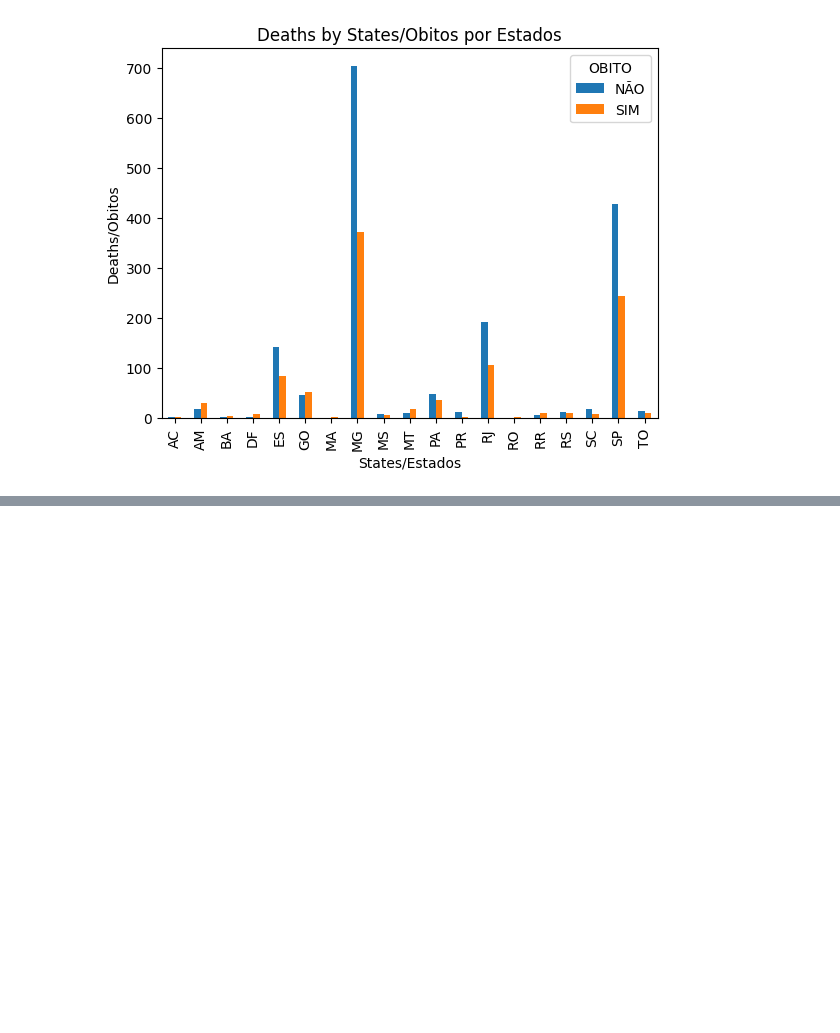
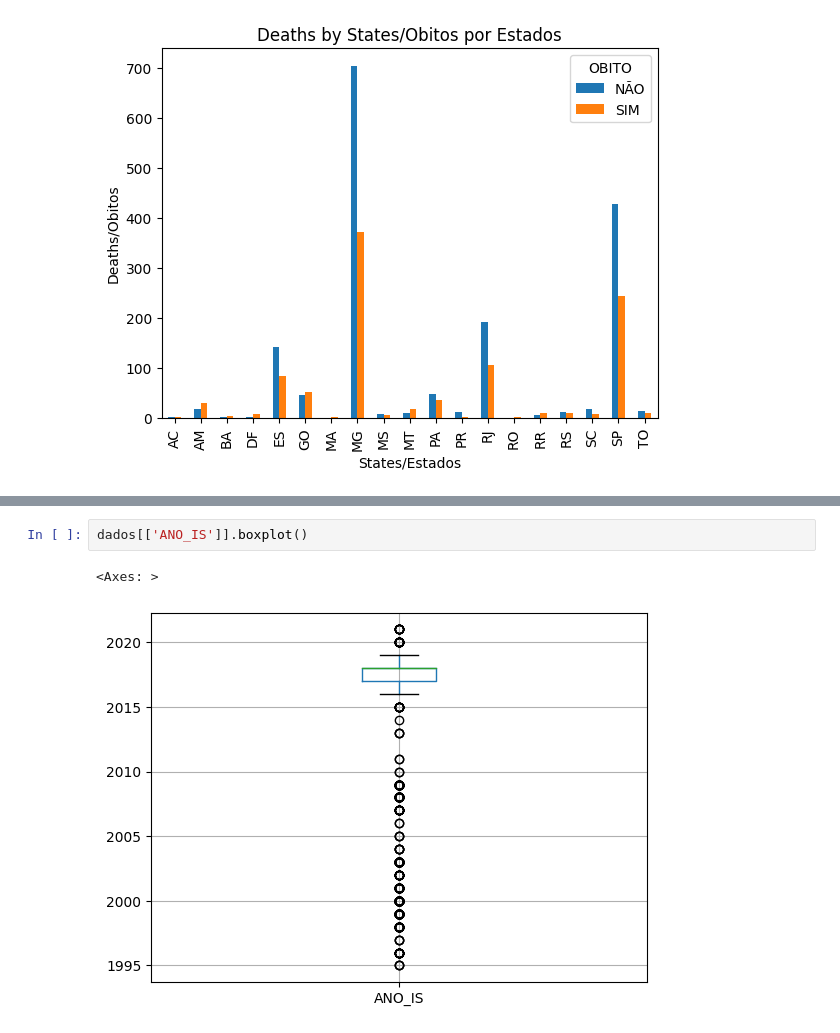
Before and after one commit to Muniz97/Yellow-fever-Febre-Amarela, a Jupyter notebook: 2 - Statistic/Yellow_Fever_Statistic.ipynb, the cells around one changed output, grey strips where cells are left out. Saved outputs shown, nothing was run; the diff lists cells and outputs as text; blank space fills up the shorter version.

```diff
--- a/2 - Statistic/Yellow_Fever_Statistic.ipynb
+++ b/2 - Statistic/Yellow_Fever_Statistic.ipynb
@@ -160,0 +181,5 @@ Text(0, 0.5, 'Deaths/Obitos')
+# %%
+dados[['ANO_IS']].boxplot()
+# %% [output]
+<Axes: >
+[figure, added]
```
Also changed, not shown: parts of 8 cells of this notebook.
